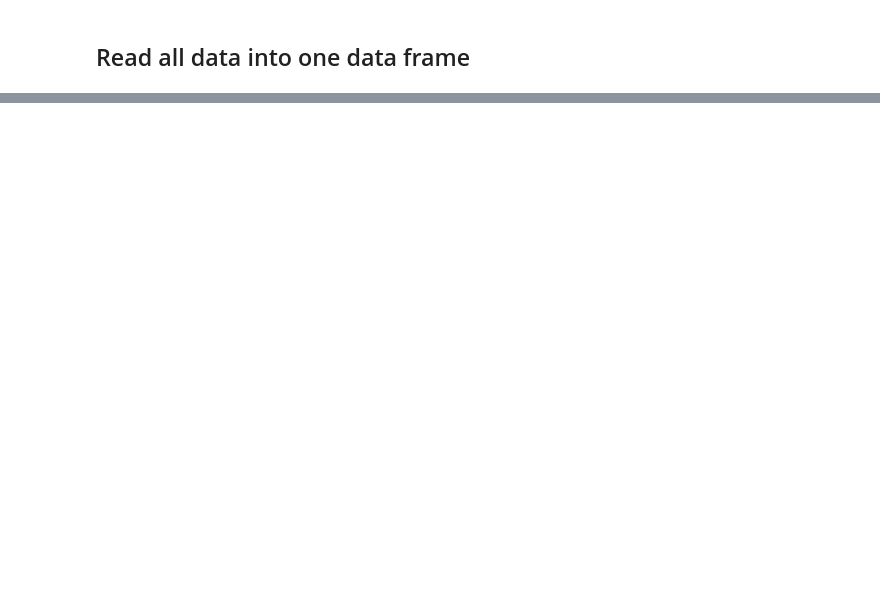
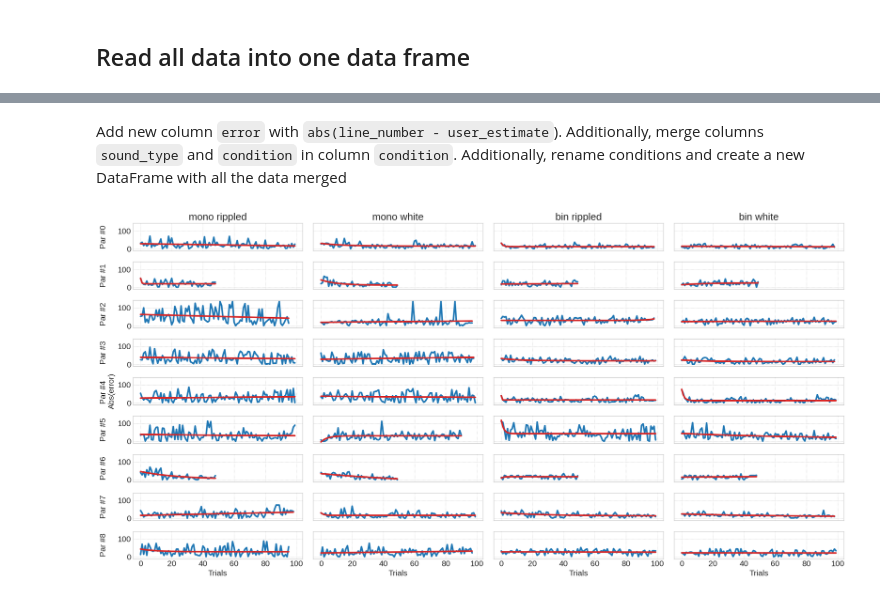
Before and after one commit to oesst/vertical_localization_exp, a Jupyter notebook: data_analysis.ipynb, the cells around one changed output, grey strips where cells are left out. Cells and saved outputs as stored; diff of their text form; code cells hidden in the pictures; blank space fills up the shorter version.

```diff
--- a/data_analysis.ipynb
+++ b/data_analysis.ipynb
@@ -379,0 +368,76 @@ for i_condition,condition in enumerate(conditions):
+# %% [markdown]
+Add new column `error` with `abs(line_number - user_estimate`). Additionally, merge columns `sound_type` and `condition` in column `condition`. Additionally, rename conditions and create a new DataFrame with all the data merged
+# %%
+# dfs_merged = pd.concat(dfs)
+
+
+for i_df,df in enumerate(dfs):
+
+    # merged conditions and sounds
+    df['condition_merged'] = df[df.columns[3:5]].apply(lambda x : '-'.join(x.astype(str)),axis=1)
+    # calculate abs error
+    df['error'] = np.abs(df.user_estimate-df.line_number)
+    # rename the new conditions
+    df.replace({'condition_merged' : { 'rippled-bin' : 'bin rippled', 'rippled-mono' : 'mono rippled', 'white-bin' : 'bin white', 'white-mono' : 'mono white'}},inplace=True)
+    # replace df
+    dfs[i_df] = df
+
+dfs[2].sample(10)
+
+# new data frame
+dfs_merged = pd.concat(dfs)
+# %%
+from scipy.optimize import curve_fit
+
+def func(x, a, b, c):
+    return a * np.exp(x/ -b) + c
+
+
+
+fig = plt.figure(figsize=(20,10))
+axes = fig.subplots(len(dfs),4,squeeze=False,sharex=True,sharey=True)
+
+
+for i_df,df in enumerate(dfs):
+
+    for i_con,con in enumerate(np.sort(pd.unique(df.condition_merged))[[2,3,0,1]]):
+
+        ax = axes[i_df,i_con]
+
+        if i_con == 0 :
+            ax.set_ylabel('Par #{}\n'.format(i_df))
+
+        if i_con == 0 and i_df == int(len(dfs)/2):
+            ax.set_ylabel('Par #{} \nAbs(error)'.format(i_df))
+
+
+        if i_df == 0:
+            ax.set_title(con)
+
+        if i_df == len(dfs)-1:
+            ax.set_xlabel('Trials')
+
+
+        err = df.error[df.condition_merged == con]
+
+        ax.plot(np.arange(0,len(err)),err)
+
+        # plot fitted regression line
+        x = np.arange(0,len(err))
+
+        popt, pcov = curve_fit(func, x, err)
+
+        ax.plot(x, func(x, *popt), '-', color='C3', label="Fitted Curve")
+
+
+
+
+plt.tight_layout()
+
+
+# plt.savefig('results_learning.svg', dpi=300, bbox_inches='tight')
+# plt.savefig('results_learning.png', dpi=300, bbox_inches='tight')
+
+plt.show()
+# %% [output]
+[figure, added]
```
Also changed, not shown: parts of 18 cells of this notebook, 1 other file.
